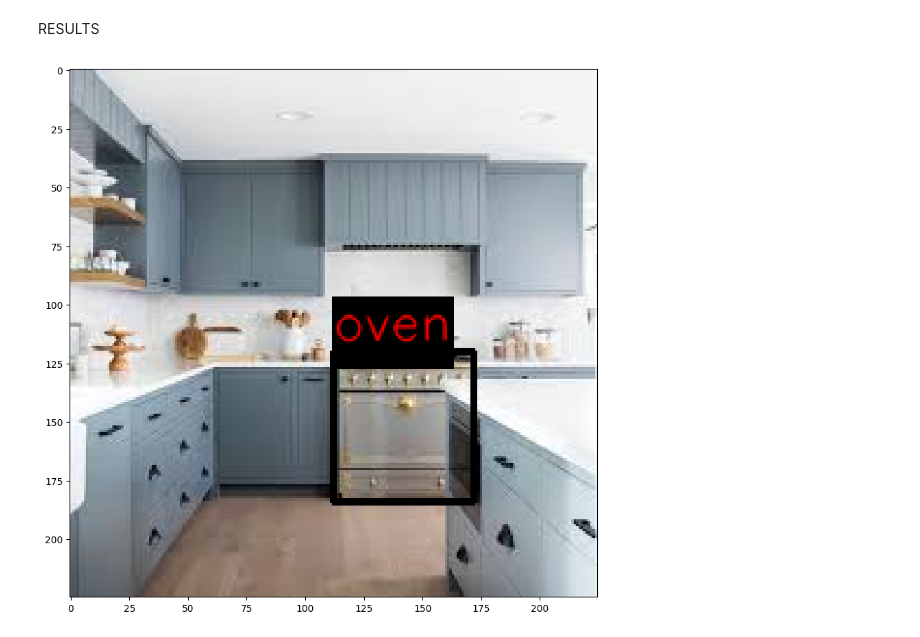
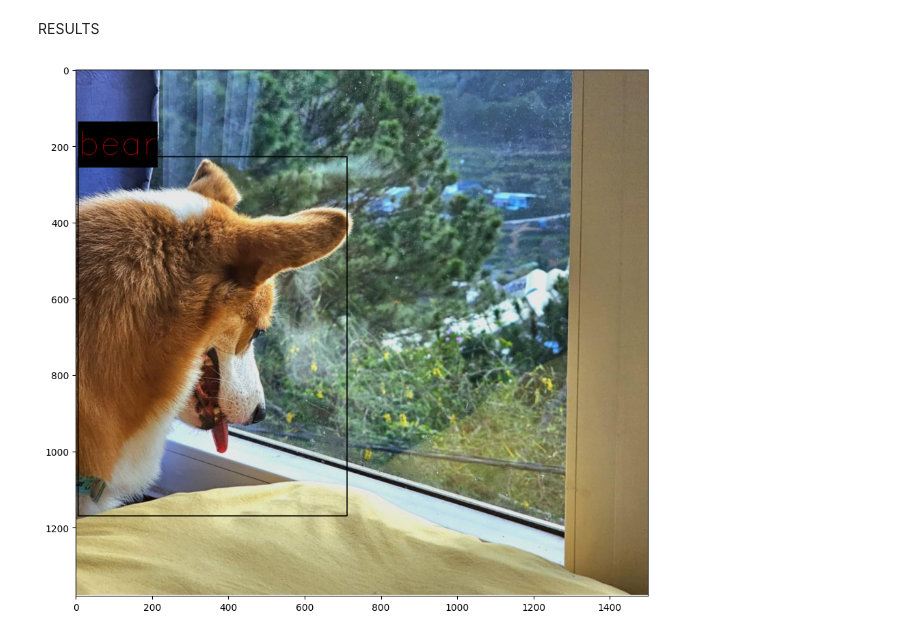
Before and after one commit to ngdghnam/ROBOG2024-Robotronix, a Jupyter notebook: testing/object/ob_detect/object_detection.ipynb, the cells around one changed output. Cells and saved outputs as stored; diff of their text form; code cells hidden in the pictures.

```diff
--- a/testing/object/ob_detect/object_detection.ipynb
+++ b/testing/object/ob_detect/object_detection.ipynb
@@ -96,7 +95,7 @@ def detect_objects(net, im, dim = 300):
     return objects
 # %%
 FONTFACE = cv2.FONT_HERSHEY_SIMPLEX
-FONT_SCALE = 0.7
+FONT_SCALE = 3
 THICKNESS = 1
 # %%
 def display_text(im, text, x, y):
@@ -128,7 +127,7 @@ def display_text(im, text, x, y):
 # %% [markdown]
 DISPLAY OBJECTIONS
 # %%
-def display_objects(im, objects, threshold=0.3):
+def display_objects(im, objects, threshold=0.1):
     rows = im.shape[0]
     cols = im.shape[1]
 
@@ -158,8 +157,8 @@ def display_objects(im, objects, threshold=0.3):
 # %% [markdown]
 RESULTS
 # %%
-im = cv2.imread(os.path.join("images", "kitchen.jpg"))
+im = cv2.imread(os.path.join("images", "dog1.jpg"))
 objects = detect_objects(net, im)
 display_objects(im, objects)
 # %% [output]
-[figure, old version]
+[figure, new version]
```
Also changed, not shown: parts of 3 cells of this notebook, 6 other files.
